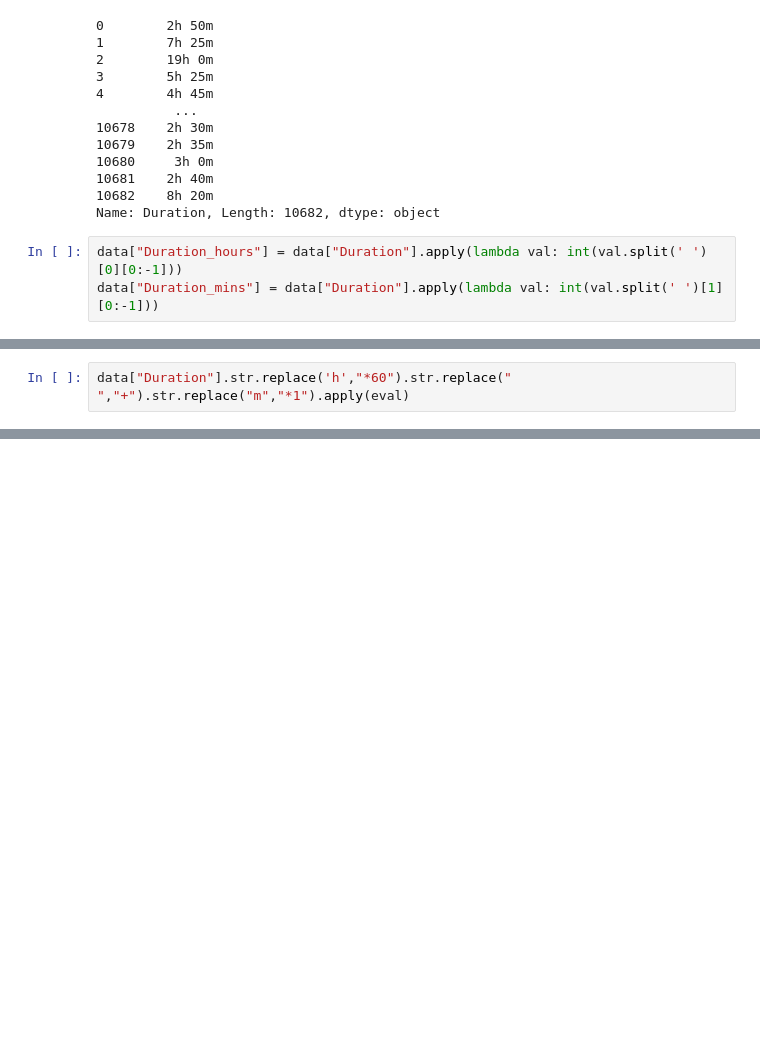
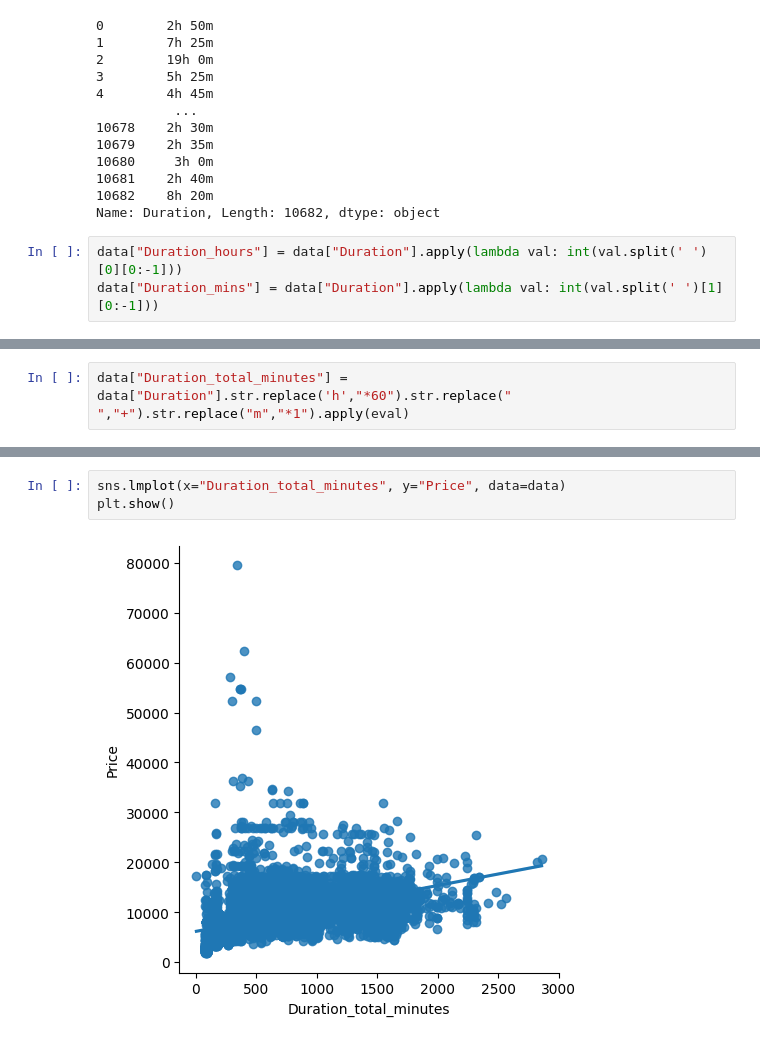
Before and after one commit to VelvetDragon/Flight-Ticket-Price-Prediction-Using-ML, a Jupyter notebook: Airline Tickets Price Prediction.ipynb, the cells around one changed output, grey strips where cells are left out. Saved outputs shown, nothing was run; the diff lists cells and outputs as text; blank space fills up the shorter version.

```diff
--- a/Airline Tickets Price Prediction.ipynb
+++ b/Airline Tickets Price Prediction.ipynb
@@ -281,4 +281,4 @@ data.head()
 | 3 | IndiGo | 2019-05-12 | Kolkata | Banglore | CCU → NAG → BLR | 5h 25m | 1 stop | No info | ... |
 | 4 | IndiGo | 2019-03-01 | Banglore | New Delhi | BLR → NAG → DEL | 4h 45m | 1 stop | No info | ... |
 # %%
-data["Duration"].str.replace('h',"*60").str.replace(" ","+").str.replace("m","*1").apply(eval)
+data["Duration_total_minutes"] =  data["Duration"].str.replace('h',"*60").str.replace(" ","+").str.replace("m","*1").apply(eval)
@@ -297,0 +309,5 @@ Name: Duration, Length: 10682, dtype: int64
+# %%
+sns.lmplot(x="Duration_total_minutes", y="Price", data=data)
+plt.show()
+# %% [output]
+[figure, added]
```
Also changed, not shown: parts of 51 cells of this notebook.
